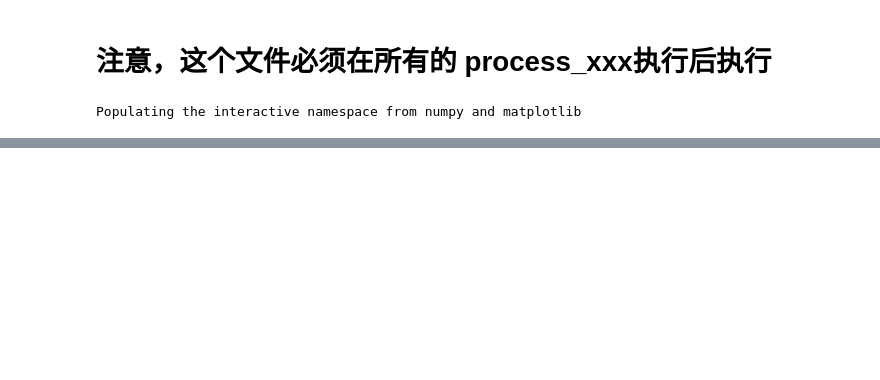
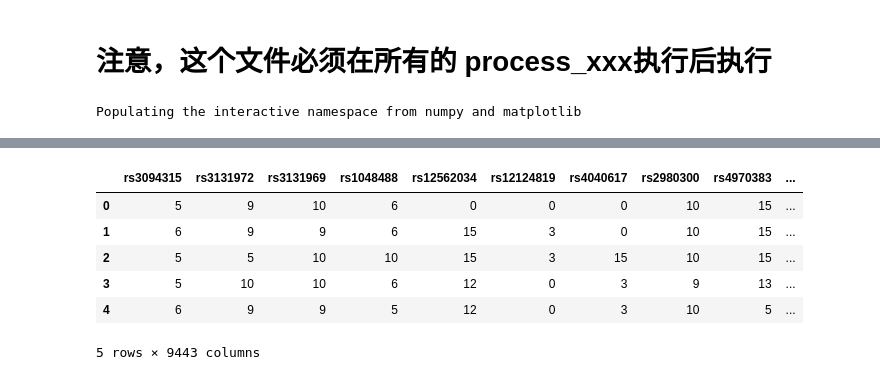
Before and after one commit to mingzailao/competition, a Jupyter notebook: process_gene_info.ipynb, the cells around one changed output, grey strips where cells are left out. Saved outputs shown, nothing was run; the diff lists cells and outputs as text; code cells hidden in the pictures; blank space fills up the shorter version.

```diff
--- a/process_gene_info.ipynb
+++ b/process_gene_info.ipynb
@@ -69,0 +89,10 @@ File path: store.h5
+# %%
+store['data'].head()
+# %% [output]
+|  | rs3094315 | rs3131972 | rs3131969 | rs1048488 | rs12562034 | rs12124819 | rs4040617 | rs2980300 | rs4970383 | ... |
+| 0 | 5 | 9 | 10 | 6 | 0 | 0 | 0 | 10 | 15 | ... |
+| 1 | 6 | 9 | 9 | 6 | 15 | 3 | 0 | 10 | 15 | ... |
+| 2 | 5 | 5 | 10 | 10 | 15 | 3 | 15 | 10 | 15 | ... |
+| 3 | 5 | 10 | 10 | 6 | 12 | 0 | 3 | 9 | 13 | ... |
+| 4 | 6 | 9 | 9 | 5 | 12 | 0 | 3 | 10 | 5 | ... |
+5 rows × 9443 columns
```
Also changed, not shown: parts of 9 cells of this notebook, 5 other files.
